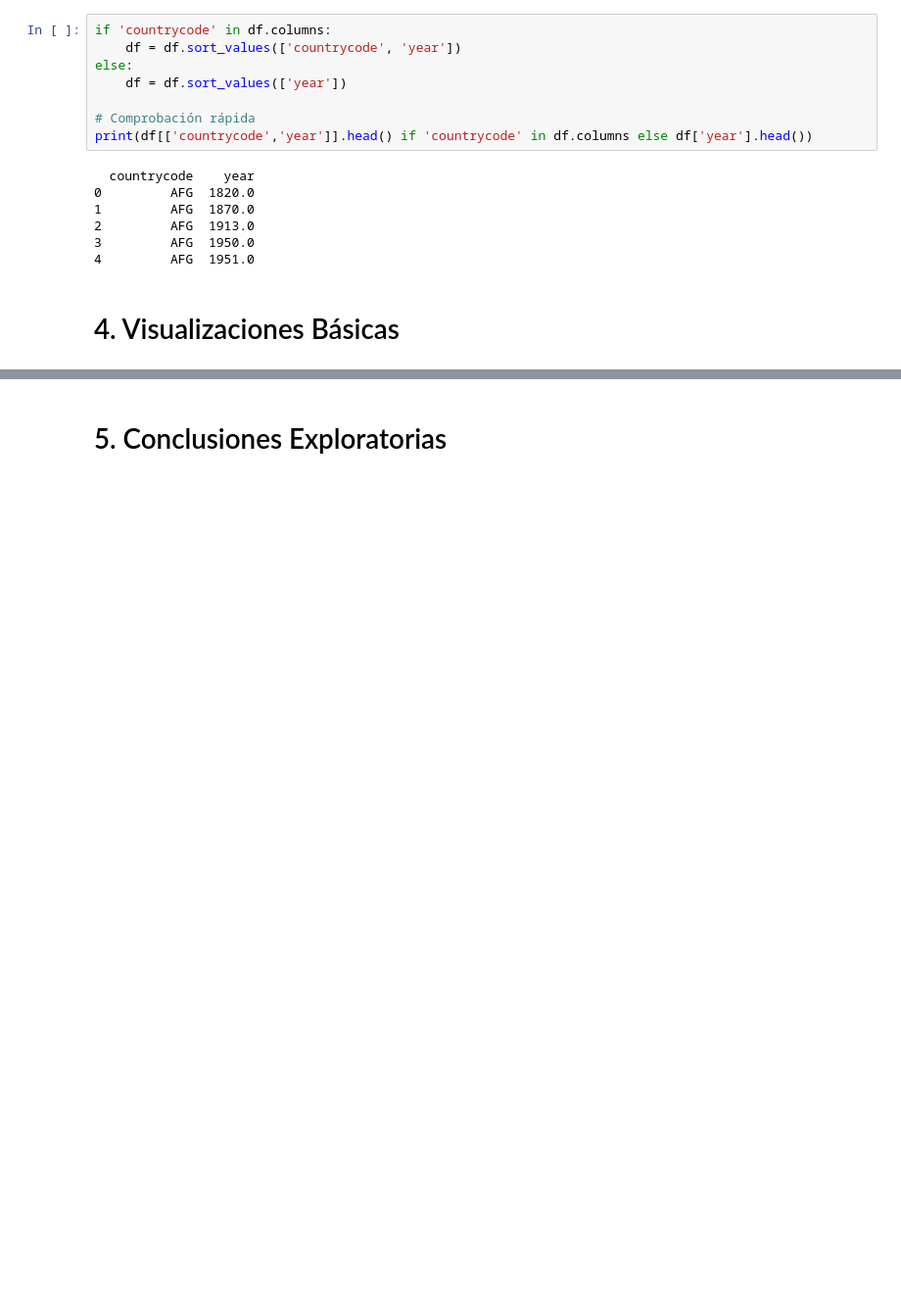
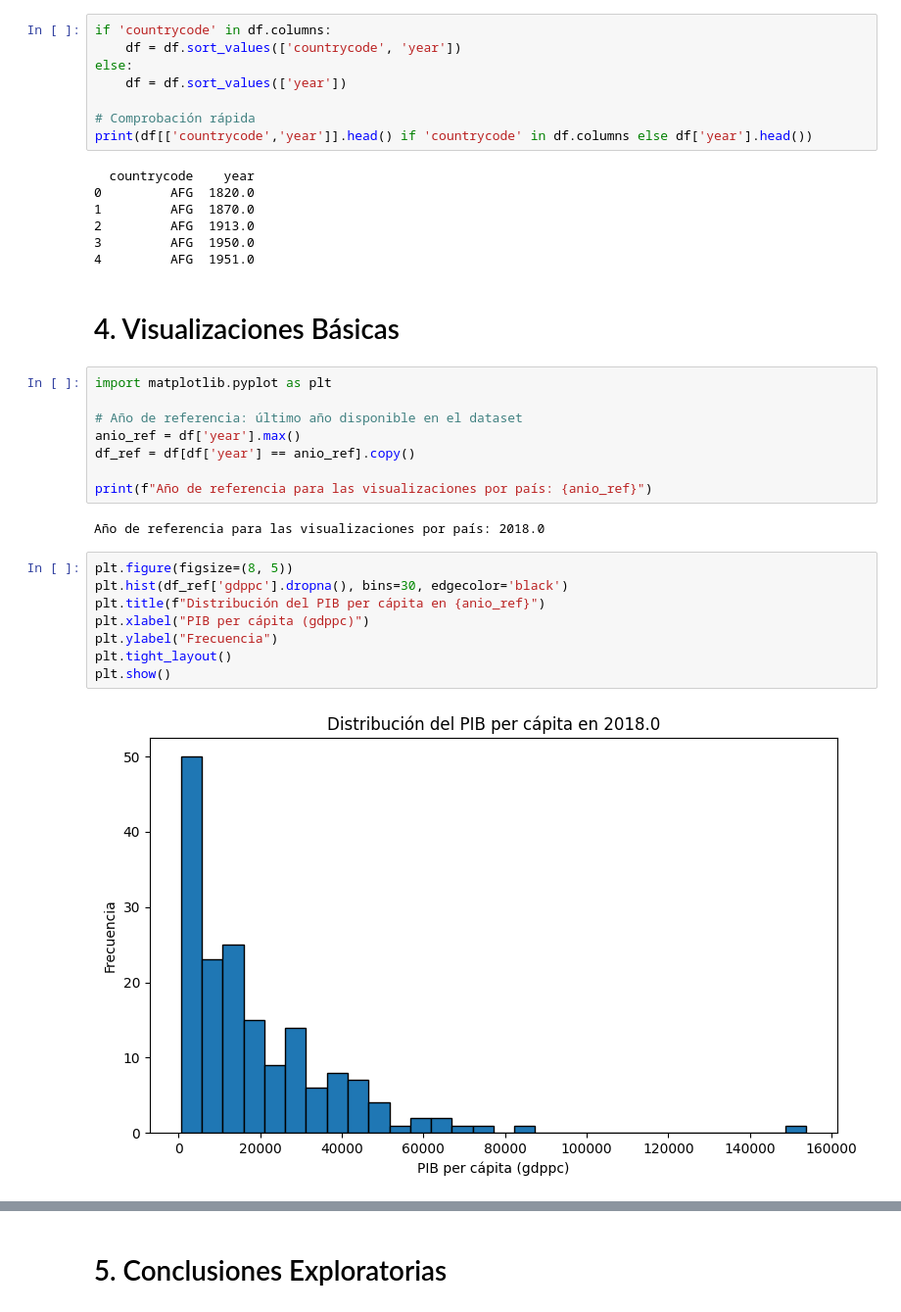
Before and after one commit to Checa38/Proyecto-1-EDA, a Jupyter notebook: notebooks/eda.ipynb, the cells around one changed output, grey strips where cells are left out. Shown at 98% size. Saved outputs shown, nothing was run; the diff lists cells and outputs as text; blank space fills up the shorter version.

```diff
--- a/notebooks/eda.ipynb
+++ b/notebooks/eda.ipynb
@@ -409,3 +409,23 @@ print(df[['countrycode','year']].head() if 'countrycode' in df.columns else df['
 4         AFG  1951.0
 # %% [markdown]
 # 4. Visualizaciones Básicas
+# %%
+import matplotlib.pyplot as plt
+
+# Año de referencia: último año disponible en el dataset
+anio_ref = df['year'].max()
+df_ref = df[df['year'] == anio_ref].copy()
+
+print(f"Año de referencia para las visualizaciones por país: {anio_ref}")
+# %% [output]
+Año de referencia para las visualizaciones por país: 2018.0
+# %%
+plt.figure(figsize=(8, 5))
+plt.hist(df_ref['gdppc'].dropna(), bins=30, edgecolor='black')
+plt.title(f"Distribución del PIB per cápita en {anio_ref}")
+plt.xlabel("PIB per cápita (gdppc)")
+plt.ylabel("Frecuencia")
+plt.tight_layout()
+plt.show()
+# %% [output]
+[figure, added]
```
Also changed, not shown: parts of 4 cells of this notebook.
